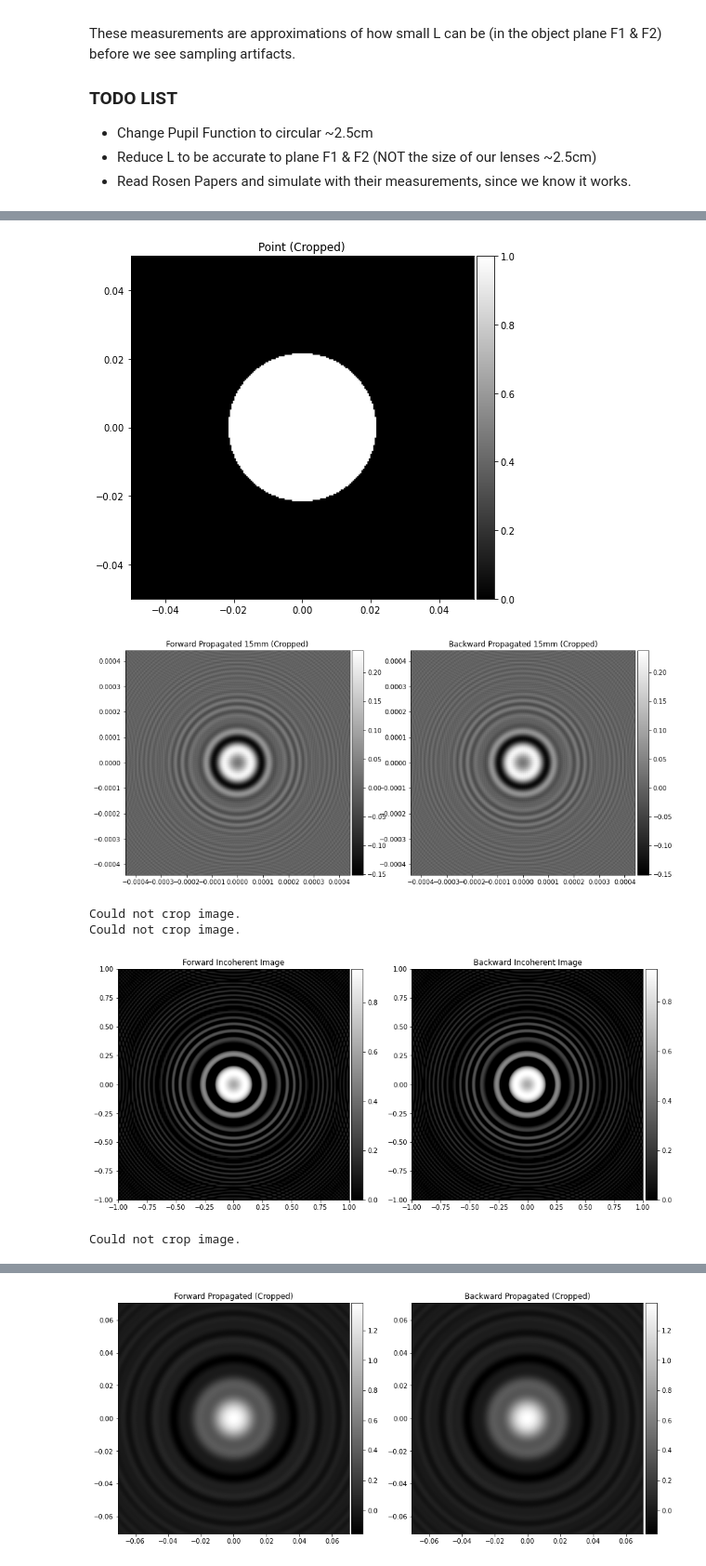
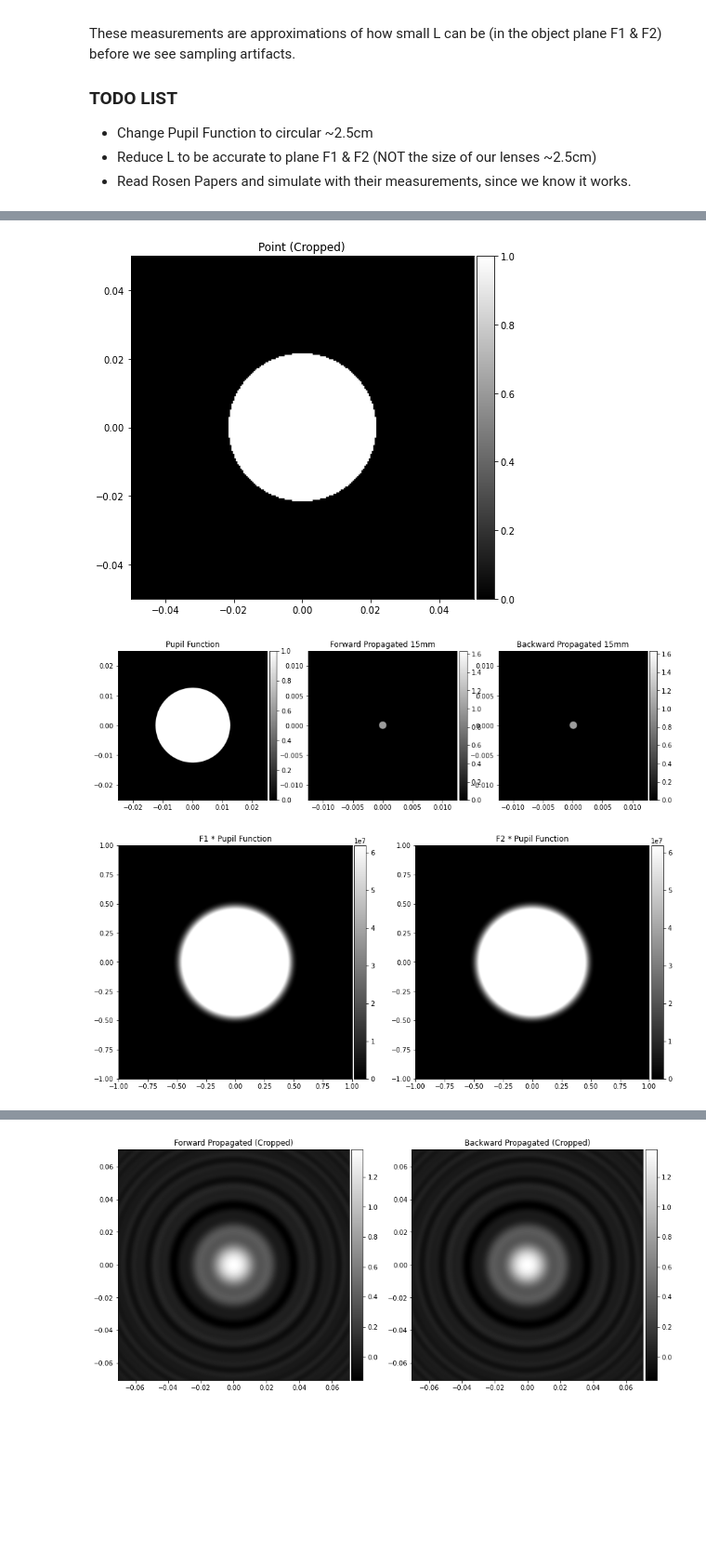
Before and after one commit to cjmcmahon1/FINCH, a Jupyter notebook: bench_sim.ipynb, the cells around one changed output, grey strips where cells are left out. Shown at 93% size. Saved outputs shown, nothing was run; the diff lists cells and outputs as text; code cells hidden in the pictures; blank space fills up the shorter version.

Commit message:
fix ordering of cells and add test of pupil function

```diff
--- a/bench_sim.ipynb
+++ b/bench_sim.ipynb
@@ -247,6 +247,3 @@ $$
 M = \frac{z_h f_{\text{L1}}}{f_{\text{L2}} f_{\text{L0}}}
 $$
 Where the lenses L0, L1, and L2 come from figure 3 of Brooker.
-# %%
-pupil_func = image_plane(pupil_func(point_distribution(500), 0.5), label="Pupil Function", length=5e-2)
-pupil_func.plot()
@@ -255,41 +250,52 @@ pupil_func.plot()
 # %%
 #approximate measurements of parameters in my optical setup.
 #I don't notice any interference pattern with these parameters.
 bench_measurements = {"wavelength":490e-9, #490nm
                       "L":2.5e-2,#2.5cm #REVERT
                       "z_total":415e-3, #~415mm
                       "wxp":1.25e-2, #1.25cm
                       "displacement":15e-3 #~15mm
                      }
 point = image_plane(circ(point_distribution(2000), 0.05), "Point")
 point.zoom().plot()
 #We propagate a constant instead of a dot here for testing purposes. It may be easier to see interference this way.
+#generate images F1 and F2. This is done by fresnel propagating a point a displacement d forwards and backwards
 p_forward  = fresnel_TF_prop(point, bench_measurements["L"],
                              bench_measurements["displacement"],
                              wavelength=bench_measurements["wavelength"],
                              label="Forward Propagated 15mm")
 p_backward = fresnel_TF_prop(point, bench_measurements["L"],
                              -1*bench_measurements["displacement"],
                              wavelength=bench_measurements["wavelength"],
                              label="Backward Propagated 15mm")
 inc_p_forward  = incoherent_image(p_forward, bench_measurements["L"],
                         bench_measurements["z_total"]-bench_measurements["displacement"],
                         bench_measurements["wxp"], wavelength=bench_measurements["wavelength"],
                         label="Forward Incoherent Image")
 inc_p_backward = incoherent_image(p_backward, bench_measurements["L"],
                         bench_measurements["z_total"]+bench_measurements["displacement"],
                         bench_measurements["wxp"], wavelength=bench_measurements["wavelength"],
                         label="Backward Incoherent Image")
-psf = image_plane((inc_p_forward + inc_p_backward).image, "Point Spread Function")
-#cv = convolution(psf, const, label = "Constant * PSF")
-plot_images([p_forward.zoom(), p_backward.zoom()])
-plot_images([inc_p_forward.zoom(), inc_p_backward.zoom()])
-psf.zoom().plot()
-#plot_images([psf, cv])
+
+#assume a circular pupil function of diameter 2.5cm
+pupil = image_plane(pupil_func(point_distribution(2000), 0.5), label="Pupil Function", length=5e-2)
+
+#our image should then just be the convolution of the pupil function with the object plane F1 and F2
+f1_im = convolution(p_forward, pupil, label = "F1 * Pupil Function")
+f2_im = convolution(p_backward, pupil, label = "F2 * Pupil Function")
+interference = f1_im + f2_im
+#plot
+plot_images([pupil, p_forward, p_backward])
+plot_images([f1_im, f2_im])
+interference.plot()
+
+# psf = image_plane((inc_p_forward + inc_p_backward).image, "Point Spread Function")
+# #cv = convolution(psf, const, label = "Constant * PSF")
+# plot_images([p_forward.zoom(), p_backward.zoom()])
+# plot_images([inc_p_forward.zoom(), inc_p_backward.zoom()])
+# psf.zoom().plot()
+# #plot_images([psf, cv])
 # %% [output]
 [figure]
-[figure, old version]
+[figure, new version]
-Could not crop image.
-Could not crop image.
-[figure, old version]
+[figure, new version]
-Could not crop image.
```
Also changed, not shown: parts of 2 cells of this notebook.
